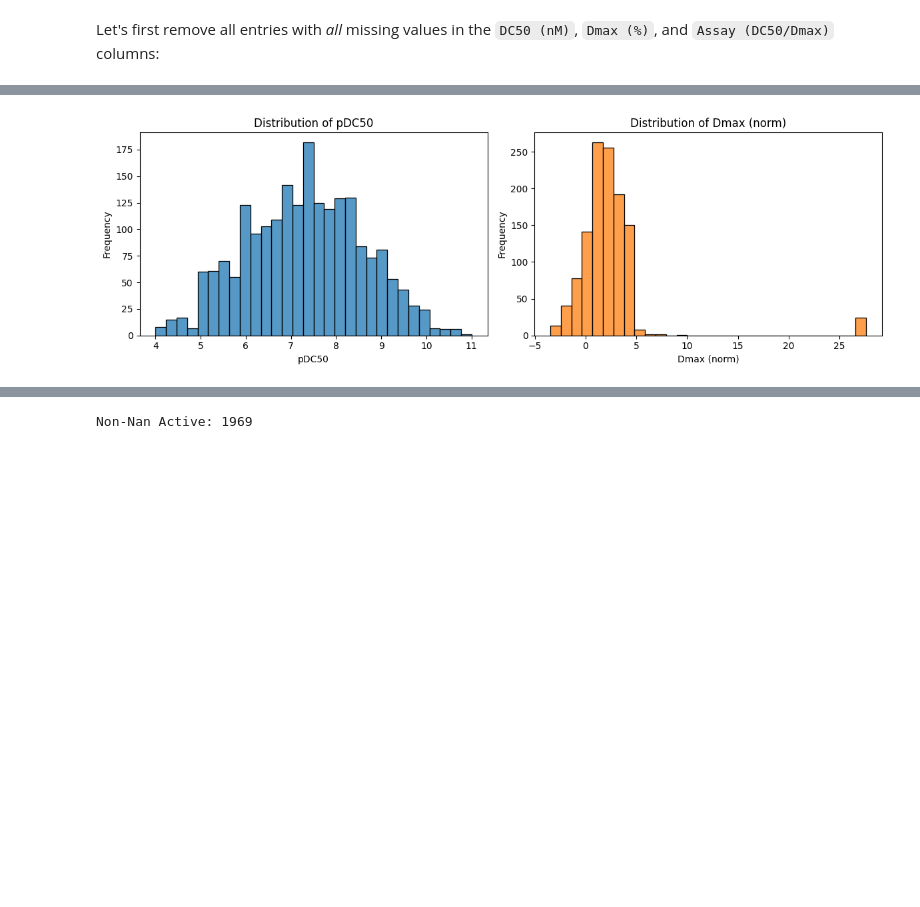
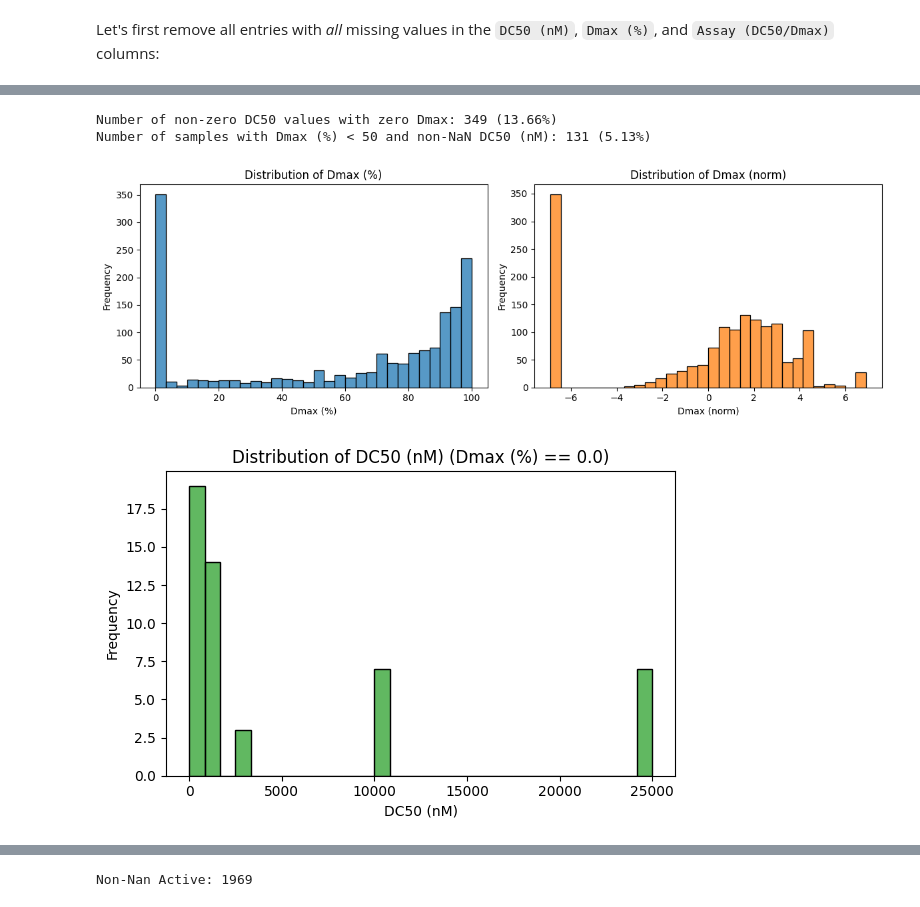
Before and after one commit to ribesstefano/PROTAC-Degradation-Predictor, a Jupyter notebook: notebooks/data_curation.ipynb, the cells around one changed output, grey strips where cells are left out. Cells and saved outputs as stored; diff of their text form; code cells hidden in the pictures; blank space fills up the shorter version.

```diff
--- a/notebooks/data_curation.ipynb
+++ b/notebooks/data_curation.ipynb
@@ -354,3 +389,0 @@ Index(['Compound ID', 'Smiles', 'Active/Inactive', 'Best PROTAC', 'Cell Type',
-# %%
-for c in multiple_cells_df['Cell Type'].unique():
-    print(c)
@@ -868,0 +982,2 @@ Number of (unique) rows: 1658
+# %%
+parsing_functions = {}
@@ -1268,24 +2659,0 @@ NaN count in "Cell Type": 368
-# %%
-def get_pdc50(DC50: float) -> float:
-    """ Convert DC50 from nM to pDC50.
-    Args:
-        DC50 (float): DC50 in nM
-
-    Returns:
-        float: pDC50 value, or NaN if DC50 is NaN
-    """
-    return -np.log10(DC50 * 1e-9) if pd.notnull(DC50) else np.nan
-
-def get_dmax_norm(Dmax: float) -> float:
-    """ Convert Dmax from % to normalized Dmax.
-
-    Args:
-        Dmax (float): Dmax in %
-
-    Returns:
-        float: Normalized Dmax value, or NaN if Dmax is NaN
-    """
-    return np.log(0.01 * Dmax / (1 - 0.01 * Dmax + 1e-12)) if pd.notnull(Dmax) else np.nan
-
-protacdb_dc50dmax_df['pDC50'] = protacdb_dc50dmax_df['DC50 (nM)'].apply(get_pdc50)
-protacdb_dc50dmax_df['Dmax (norm)'] = protacdb_dc50dmax_df['Dmax (%)'].apply(get_dmax_norm)
@@ -1292,23 +2769,44 @@ protacdb_dc50dmax_df['Dmax (norm)'] = protacdb_dc50dmax_df['Dmax (%)'].apply(get
+# %%
+num_non_zero_dc50 = len(protacdb_dc50dmax_df[protacdb_dc50dmax_df['Dmax (%)'] == 0.0])
+print(f'Number of non-zero DC50 values with zero Dmax: {num_non_zero_dc50} ({num_non_zero_dc50 / len(protacdb_dc50dmax_df) * 100:.2f}%)')
+
+# Count the number of samples with Dmax (%) < 50 with non-NaN DC50 (nM)
+num_dmax_less_50 = len(protacdb_dc50dmax_df[(protacdb_dc50dmax_df['Dmax (%)'] < 50) & (protacdb_dc50dmax_df['DC50 (nM)'].notna())])
+print(f'Number of samples with Dmax (%) < 50 and non-NaN DC50 (nM): {num_dmax_less_50} ({num_dmax_less_50 / len(protacdb_dc50dmax_df) * 100:.2f}%)')
+# %% [output]
+Number of non-zero DC50 values with zero Dmax: 349 (13.66%)
+Number of samples with Dmax (%) < 50 and non-NaN DC50 (nM): 131 (5.13%)
 # %%
 # Plot the distribution of "pDC50" and "Dmax (%)" side by side
 import matplotlib.pyplot as plt
 import seaborn as sns
 
 plt.figure(figsize=(12, 4))
 plt.subplot(1, 2, 1)
-sns.histplot(data=protacdb_dc50dmax_df.dropna(subset='pDC50'), x='pDC50', bins=30)
-plt.title('Distribution of pDC50')
-plt.xlabel('pDC50')
+sns.histplot(data=protacdb_dc50dmax_df.dropna(subset='Dmax (%)'), x='Dmax (%)', bins=30)
+plt.title('Distribution of Dmax (%)')
+plt.xlabel('Dmax (%)')
 plt.ylabel('Frequency')
 plt.subplot(1, 2, 2)
 sns.histplot(data=protacdb_dc50dmax_df.dropna(subset='Dmax (norm)'), x='Dmax (norm)', bins=30, color='C1')
 plt.title('Distribution of Dmax (norm)')
 plt.xlabel('Dmax (norm)')
 plt.ylabel('Frequency')
 plt.tight_layout()
 plt.show()
+
+# Plot the distribution of "pDC50" for "Dmax (%)" > 0.0
+plt.figure(figsize=(6, 4))
+sns.histplot(data=protacdb_dc50dmax_df[protacdb_dc50dmax_df['Dmax (%)'] == 0.0],
+             x='DC50 (nM)', bins=30, color='C2')
+plt.title('Distribution of DC50 (nM) (Dmax (%) == 0.0)')
+plt.xlabel('DC50 (nM)')
+plt.ylabel('Frequency')
+plt.tight_layout()
+plt.show()
 # %% [output]
-[figure, old version]
+[figure, new version]
+[figure, added]
 # %%
 protacdb_dc50dmax_df[protacdb_dc50dmax_df['Target'] != protacdb_dc50dmax_df['Target (DC50/Dmax)']][['Assay (DC50/Dmax)', 'Target', 'Target (DC50/Dmax)']].drop_duplicates()
 # %% [output]
```
Also changed, not shown: parts of 95 cells of this notebook.
